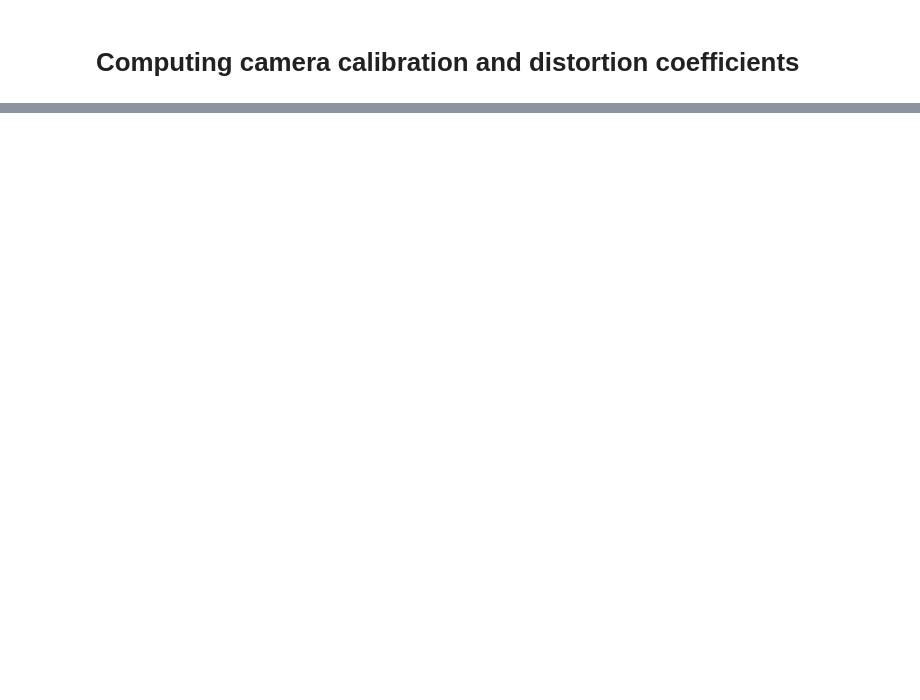
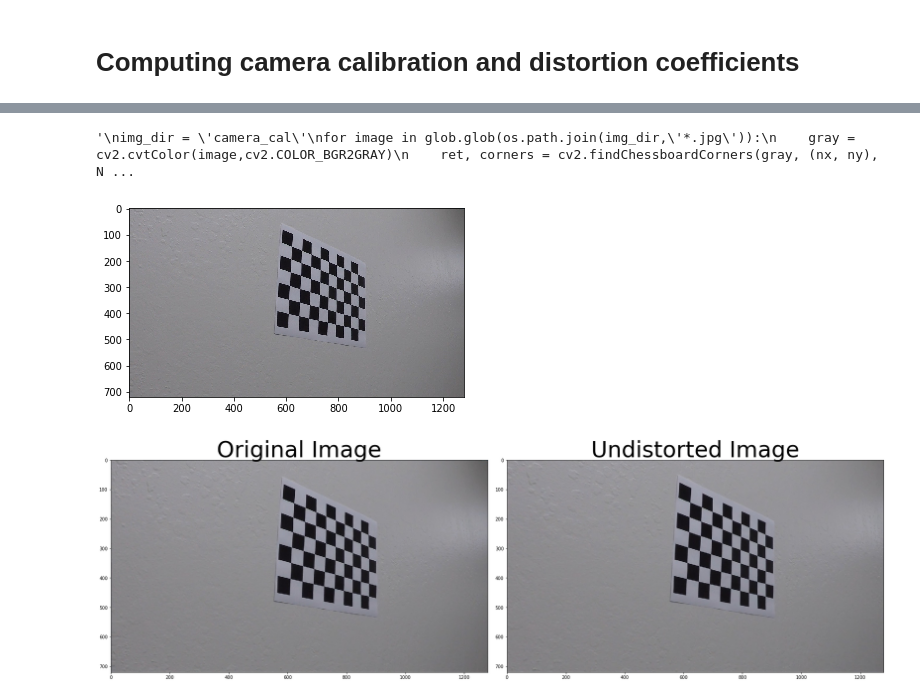
Before and after one commit to carter3689/Advanced-Lane-Lines-Project4, a Jupyter notebook: Advanced-Lane-Lines.ipynb, the cells around one changed output, grey strips where cells are left out. Drawn from its saved outputs; the diff is of its cells as text; code cells hidden in the pictures; blank space fills up the shorter version.

Commit message:
Creating pipeline for image undistortion

```diff
--- a/Advanced-Lane-Lines.ipynb
+++ b/Advanced-Lane-Lines.ipynb
@@ -30,0 +3,63 @@ if ret == True:
+# %%
+import numpy as np
+import cv2
+import matplotlib.pyplot as plt
+import matplotlib.image as mpimg
+import os
+import glob
+%matplotlib inline
+
+#Read in one image to test
+board1 = 'camera_cal/calibration1.jpg'
+img = cv2.imread(board1)
+
+
+#Reading in multiple files with glob
+images = glob.glob(os.path.join(img_dir,'*.jpg'))
+print(images)
+
+objpoints = []
+imgpoints = []
+for ny in [5,6]:
+    for nx in [6,7,8,9]:
+        # prepare object points like (0,0,0),(1,0,0),(2,0,0)...(7,5,0)
+        objp = np.zeros((ny*nx,3), np.float32)
+        objp[:,:2] = np.mgrid[0:nx,0:ny].T.reshape(-1,2) #x, y coordinates
+try:
+    for i in images:
+        print(i)
+        img = mpimg.imread(i)
+        #Converting image to grayscale
+        gray = cv2.cvtColor(img, cv2.COLOR_RGB2GRAY)
+
+        #Finding Chessboard Corners
+        ret, corners = cv2.findChessboardCorners(gray, (nx, ny), None)
+
+        # If the corners are found, add object points, and image points
+        if ret == True:
+            imgpoints.append(corners)
+            objpoints.append(objp)
+
+            # Draw and display the corners
+            cv2.drawChessboardCorners(gray, (nx, ny), corners, ret)
+            plt.imshow(img)
+        else:
+            print("No lines")
+
+except:
+    print("Nothing yet...")
+
+
+# Calibrating Camera
+ret,mtx,dist,rvecs,tvecs = cv2.calibrateCamera(objpoints,imgpoints, gray.shape[::-1],None,None)
+dst = cv2.undistort(img,mtx,dist,None,mtx )
+
+
+f, (ax1, ax2) = plt.subplots(1, 2, figsize=(24, 9))
+f.tight_layout()
+ax1.imshow(img)
+ax1.set_title('Original Image', fontsize=50)
+ax2.imshow(dst)
+ax2.set_title('Undistorted Image', fontsize=50)
+plt.subplots_adjust(left=0., right=1, top=0.9, bottom=0.)
+# %% [output]
@@ -30,0 +83,3 @@ if ret == True:
+'\nimg_dir = \'camera_cal\'\nfor image in glob.glob(os.path.join(img_dir,\'*.jpg\')):\n    gray = cv2.cvtColor(image,cv2.COLOR_BGR2GRAY)\n    ret, corners = cv2.findChessboardCorners(gray, (nx, ny), N ...
+[figure, added]
+[figure, added]
```
Also changed, not shown: parts of 2 cells of this notebook.
